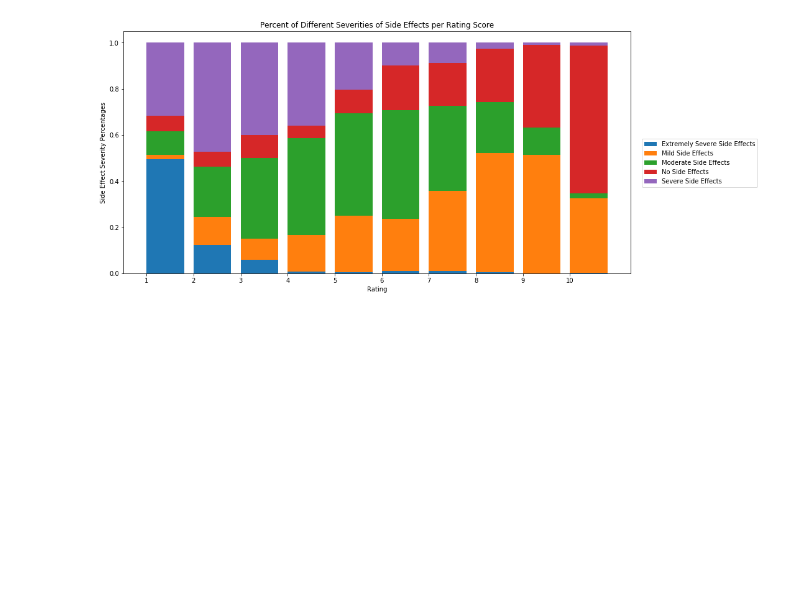
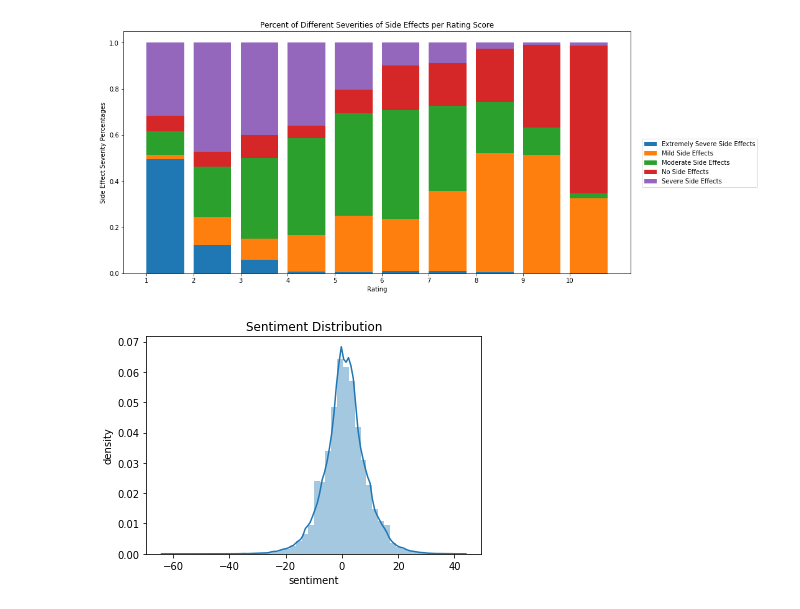
Before and after one commit to jordanfan/drugs, a Jupyter notebook: plots.ipynb, the cells around one changed output. Drawn from its saved outputs; the diff is of its cells as text; code cells hidden in the pictures; blank space fills up the shorter version.

Commit message:
Added sentiment plots

```diff
--- a/plots.ipynb
+++ b/plots.ipynb
@@ -139,3 +139,12 @@ plt.ylabel("Side Effect Severity Percentages");
 plt.title("Percent of Different Severities of Side Effects per Rating Score");
 # %% [output]
 [figure]
+# %%
+drug_2 = pd.read_csv("Final_Data.csv")
+drug_2["rating2"] = pd.cut(drug_2["rating"], range(0, 11, 1))
+# %%
+sns.distplot(drug_2["sentiment"]);
+plt.ylabel("density")
+plt.title("Sentiment Distribution");
+# %% [output]
+[figure, added]
```
Also changed, not shown: parts of 2 cells of this notebook.
